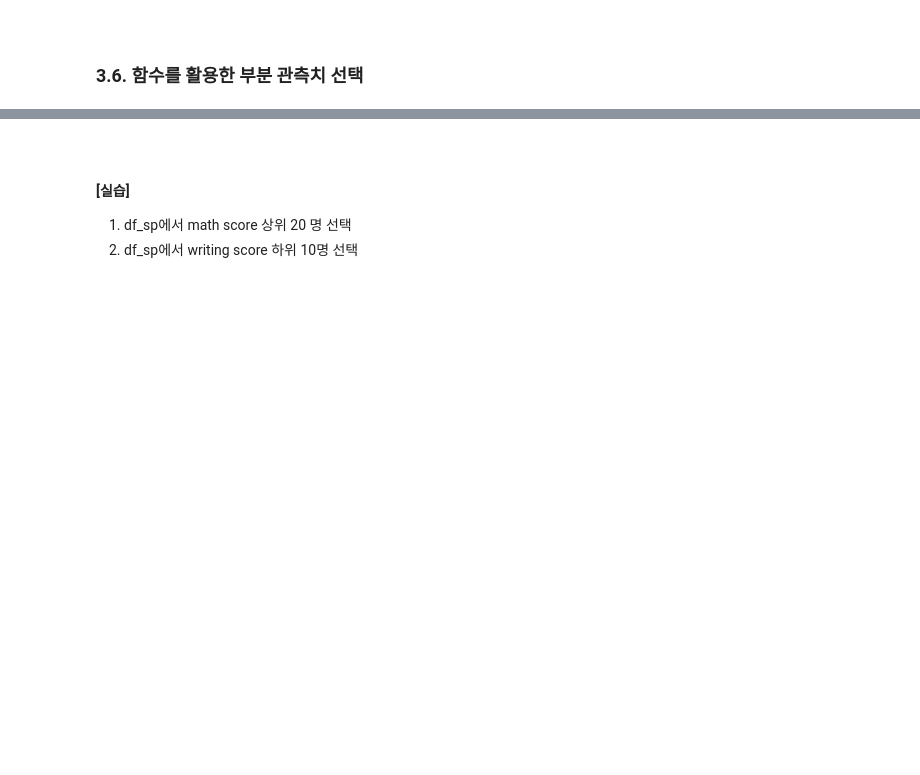
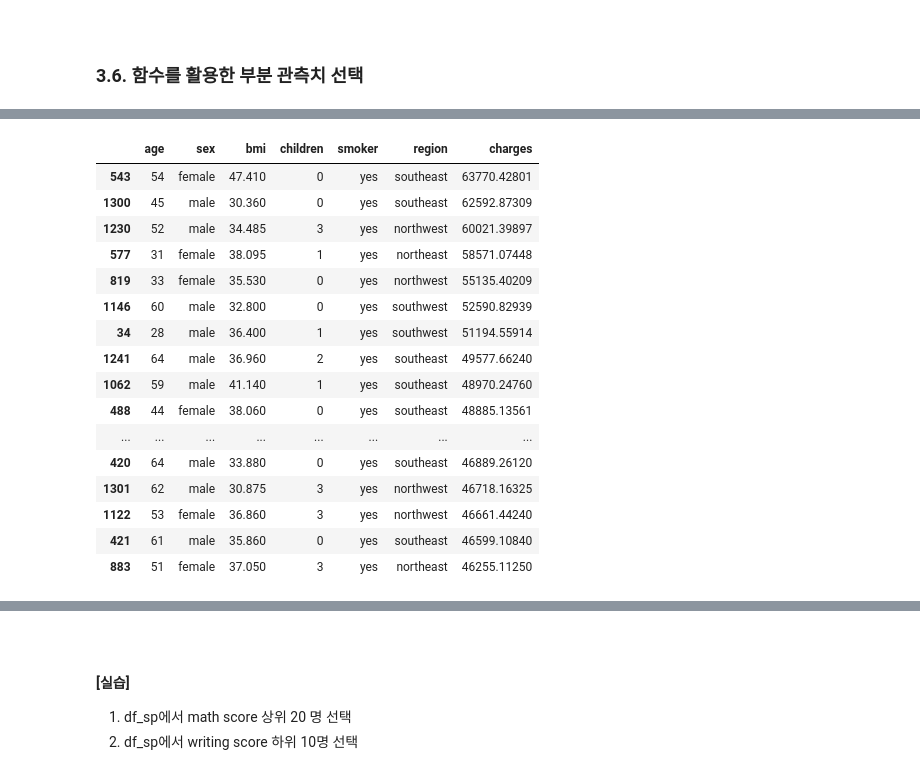
Before and after one commit to jonhpark7966/fastcampus_python_data_analysis, a Jupyter notebook: 20230905_remote/04_데이터 결합 및 부분 선택.ipynb, the cells around one changed output, grey strips where cells are left out. Cells and saved outputs as stored; diff of their text form; code cells hidden in the pictures; blank space fills up the shorter version.

```diff
--- a/20230905_remote/04_데이터 결합 및 부분 선택.ipynb
+++ b/20230905_remote/04_데이터 결합 및 부분 선택.ipynb
@@ -589,5 +870,23 @@ df_ins.sample(n=10)
 # %%
 # nlargest( ), nsmallest( )로 상위/하위 관측치 선택
-df_ins.nlargest(10, 'charges')
+df_ins.nlargest(30, 'charges')
+# %% [output]
+|  | age | sex | bmi | children | smoker | region | charges |
+| 543 | 54 | female | 47.410 | 0 | yes | southeast | 63770.42801 |
+| 1300 | 45 | male | 30.360 | 0 | yes | southeast | 62592.87309 |
+| 1230 | 52 | male | 34.485 | 3 | yes | northwest | 60021.39897 |
+| 577 | 31 | female | 38.095 | 1 | yes | northeast | 58571.07448 |
+| 819 | 33 | female | 35.530 | 0 | yes | northwest | 55135.40209 |
+| 1146 | 60 | male | 32.800 | 0 | yes | southwest | 52590.82939 |
+| 34 | 28 | male | 36.400 | 1 | yes | southwest | 51194.55914 |
+| 1241 | 64 | male | 36.960 | 2 | yes | southeast | 49577.66240 |
+| 1062 | 59 | male | 41.140 | 1 | yes | southeast | 48970.24760 |
+| 488 | 44 | female | 38.060 | 0 | yes | southeast | 48885.13561 |
+| ... | ... | ... | ... | ... | ... | ... | ... |
+| 420 | 64 | male | 33.880 | 0 | yes | southeast | 46889.26120 |
+| 1301 | 62 | male | 30.875 | 3 | yes | northwest | 46718.16325 |
+| 1122 | 53 | female | 36.860 | 3 | yes | northwest | 46661.44240 |
+| 421 | 61 | male | 35.860 | 0 | yes | southeast | 46599.10840 |
+| 883 | 51 | female | 37.050 | 3 | yes | northeast | 46255.11250 |
 # %%
 df_ins.nsmallest(10, 'charges')
```
Also changed, not shown: parts of 74 cells of this notebook, 1 other file.
